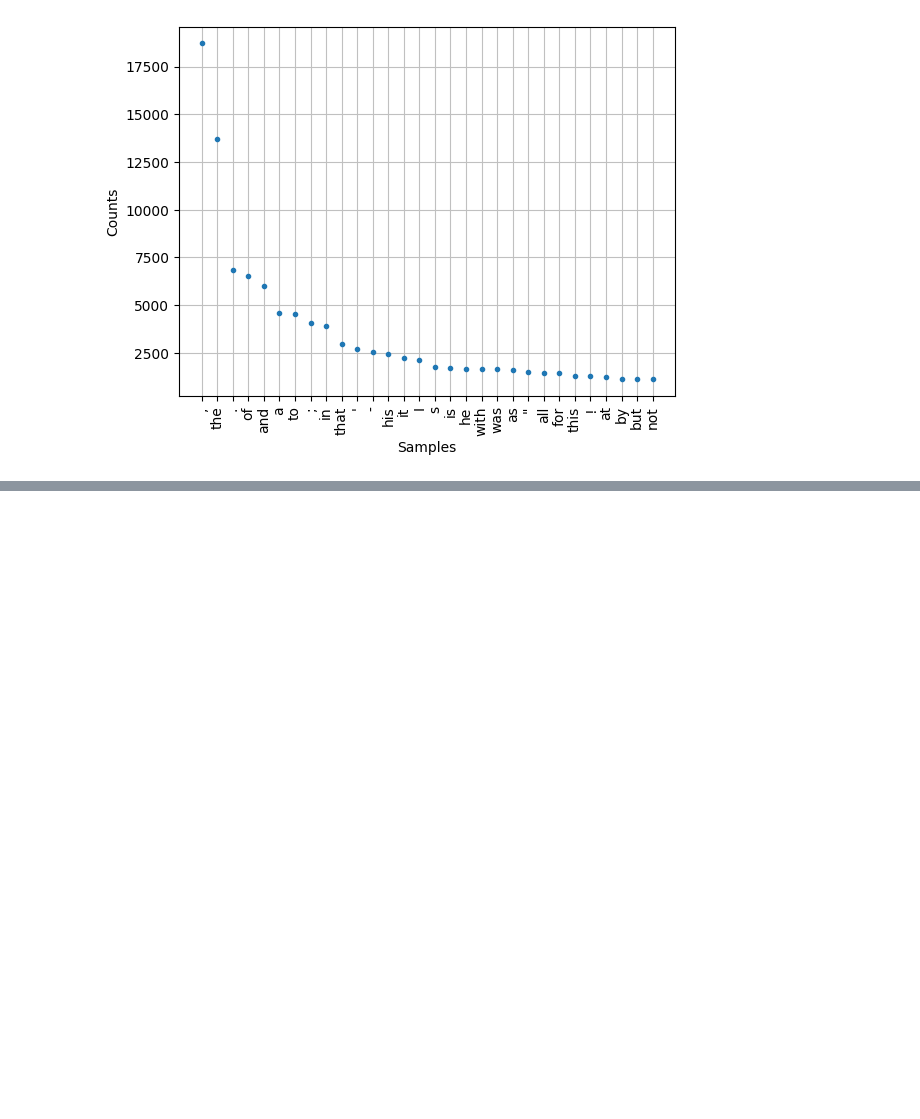
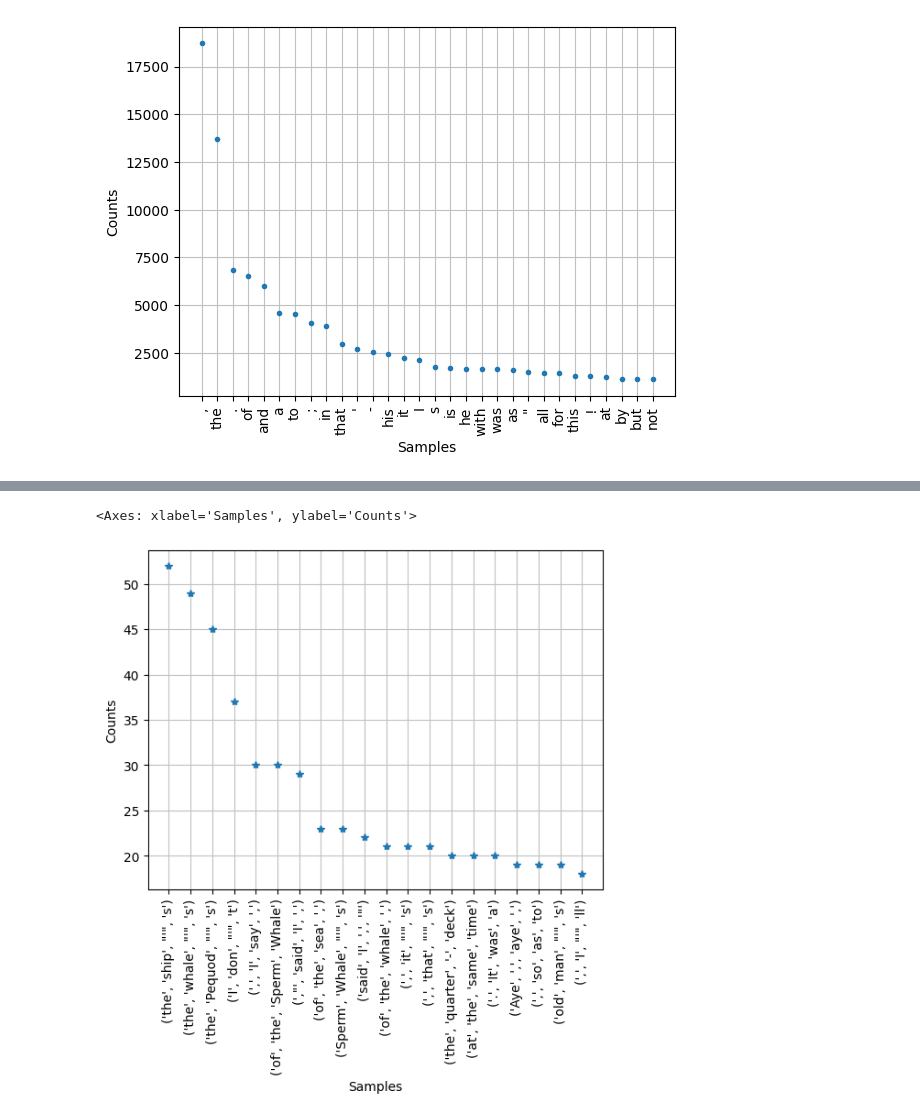
Before and after one commit to JuanHigueraC/Fundamentos_NLP_nltk_y_Spacy, a Jupyter notebook: Codigos/Estadisticas del lenguaje.ipynb, the cells around one changed output, grey strips where cells are left out. Drawn from its saved outputs; the diff is of its cells as text; code cells hidden in the pictures; blank space fills up the shorter version.

```diff
--- a/Codigos/Estadisticas del lenguaje.ipynb
+++ b/Codigos/Estadisticas del lenguaje.ipynb
@@ -106,0 +136,6 @@ fdist.plot(30, ls = 'none', marker = '.')
+# %%
+fdist_ngrams = nltk.FreqDist(ngrams)
+fdist_ngrams.plot(20,ls='none', marker = '*')
+# %% [output]
+<Axes: xlabel='Samples', ylabel='Counts'>
+[figure, added]
```
Also changed, not shown: parts of 11 cells of this notebook.
